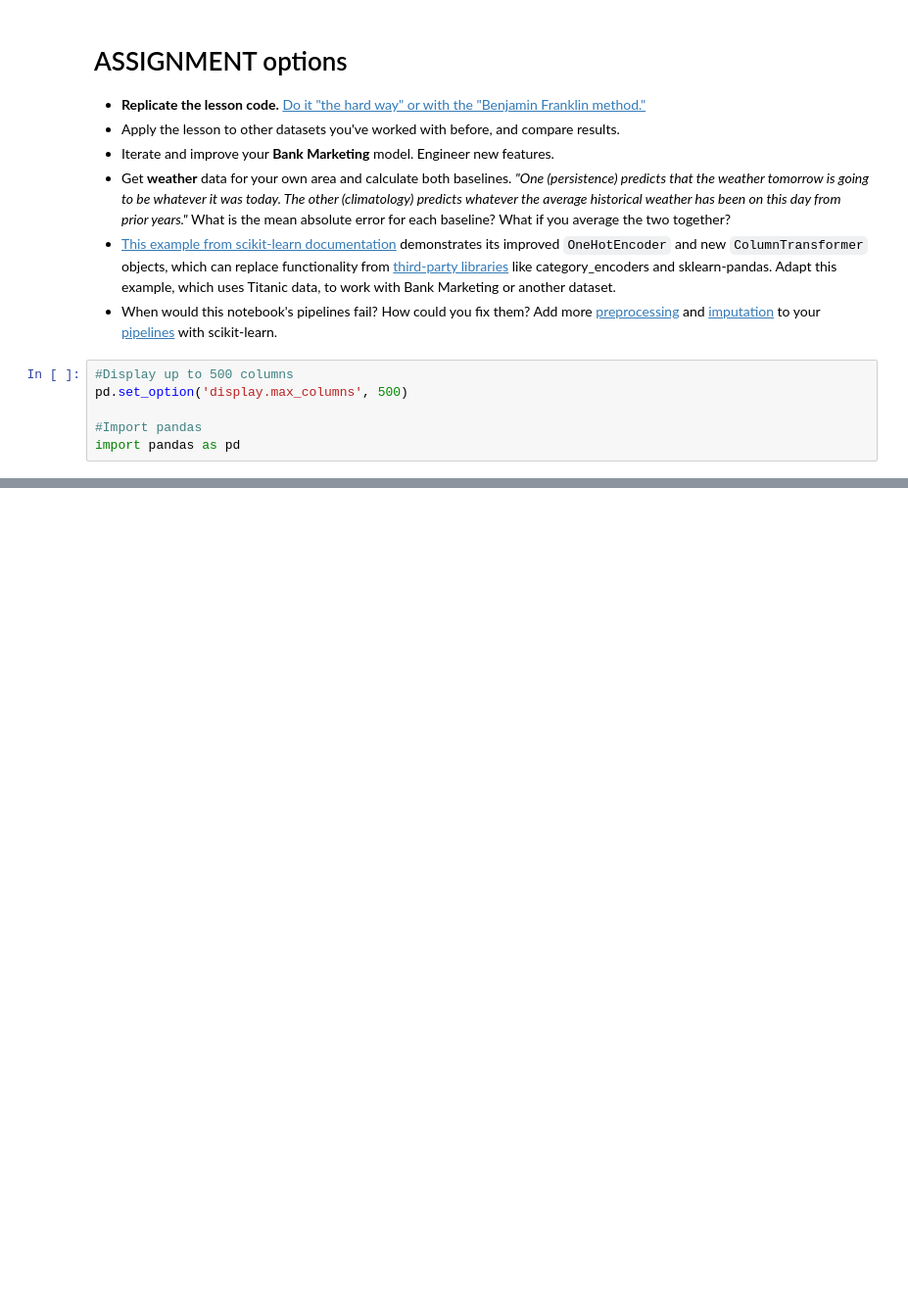
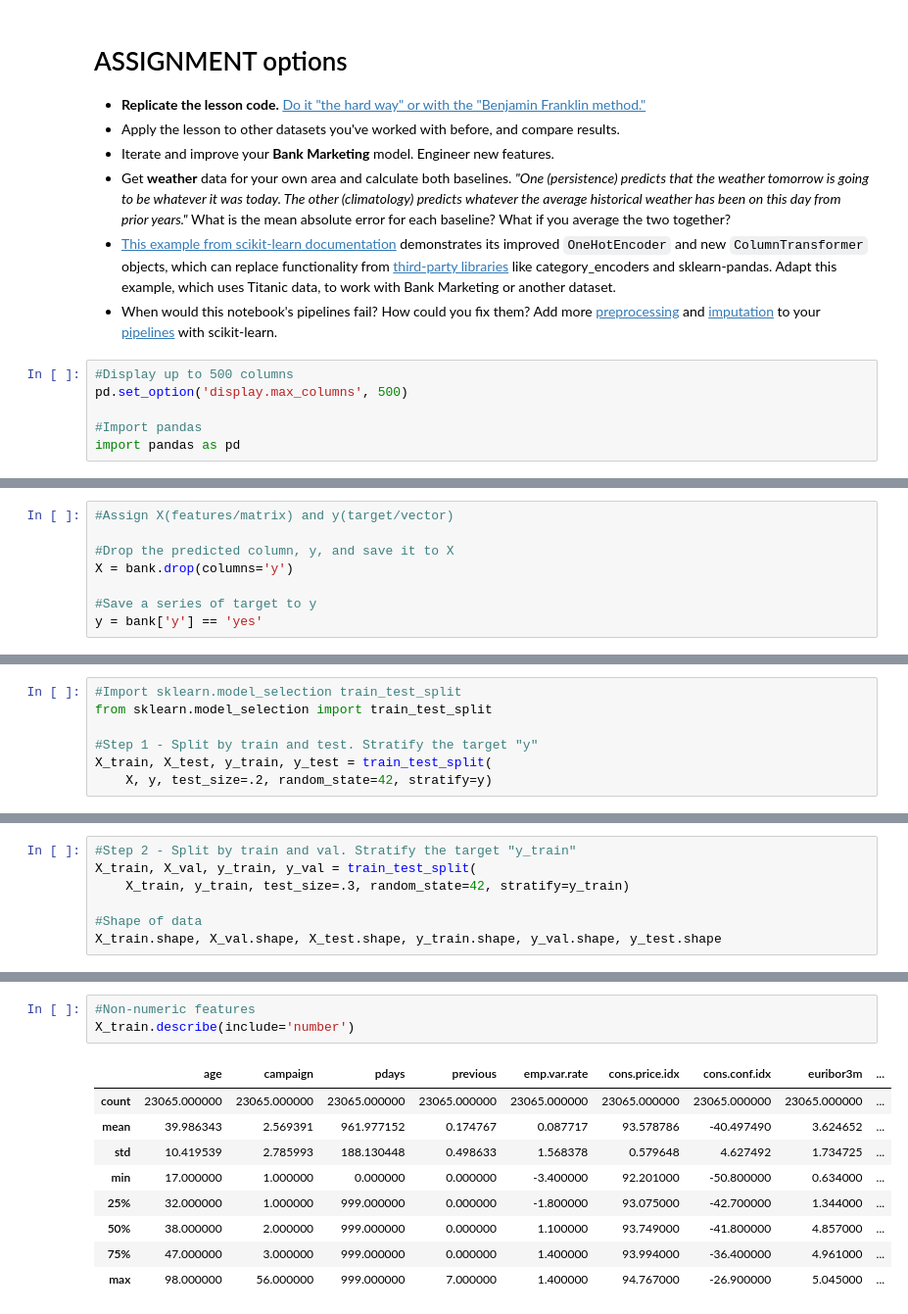
Before and after one commit to LambdaSchool/DS-Unit-2-Sprint-3-Classification-Validation, a Jupyter notebook: module2-baselines-validation/LS_DS_232_Baselines_Validation.ipynb, the cells around one changed output, grey strips where cells are left out. Shown at 98% size. Drawn from its saved outputs; the diff is of its cells as text; blank space fills up the shorter version.

```diff
--- a/module2-baselines-validation/LS_DS_232_Baselines_Validation.ipynb
+++ b/module2-baselines-validation/LS_DS_232_Baselines_Validation.ipynb
@@ -557,3 +557,11 @@ bank.head()
 | 2 | 37 | services | married | high.school | no | yes | no | telephone | may | mon | ... |
 | 3 | 40 | admin. | married | basic.6y | no | no | no | telephone | may | mon | ... |
 | 4 | 56 | services | married | high.school | no | no | yes | telephone | may | mon | ... |
+# %%
+#Assign X(features/matrix) and y(target/vector)
+
+#Drop the predicted column, y, and save it to X
+X = bank.drop(columns='y')
+
+#Save a series of target to y
+y = bank['y'] == 'yes'
@@ -559,0 +570,7 @@ bank.head()
+# %%
+#Import sklearn.model_selection train_test_split
+from sklearn.model_selection import train_test_split
+
+#Step 1 - Split by train and test. Stratify the target "y"
+X_train, X_test, y_train, y_test = train_test_split(
+    X, y, test_size=.2, random_state=42, stratify=y)
@@ -559,0 +583,7 @@ bank.head()
+# %%
+#Step 2 - Split by train and val. Stratify the target "y_train"
+X_train, X_val, y_train, y_val = train_test_split(
+    X_train, y_train, test_size=.3, random_state=42, stratify=y_train)
+
+#Shape of data
+X_train.shape, X_val.shape, X_test.shape, y_train.shape, y_val.shape, y_test.shape
@@ -559,0 +649,13 @@ bank.head()
+# %%
+#Non-numeric features
+X_train.describe(include='number')
+# %% [output]
+|  | age | campaign | pdays | previous | emp.var.rate | cons.price.idx | cons.conf.idx | euribor3m | ... |
+| count | 23065.000000 | 23065.000000 | 23065.000000 | 23065.000000 | 23065.000000 | 23065.000000 | 23065.000000 | 23065.000000 | ... |
+| mean | 39.986343 | 2.569391 | 961.977152 | 0.174767 | 0.087717 | 93.578786 | -40.497490 | 3.624652 | ... |
+| std | 10.419539 | 2.785993 | 188.130448 | 0.498633 | 1.568378 | 0.579648 | 4.627492 | 1.734725 | ... |
+| min | 17.000000 | 1.000000 | 0.000000 | 0.000000 | -3.400000 | 92.201000 | -50.800000 | 0.634000 | ... |
+| 25% | 32.000000 | 1.000000 | 999.000000 | 0.000000 | -1.800000 | 93.075000 | -42.700000 | 1.344000 | ... |
+| 50% | 38.000000 | 2.000000 | 999.000000 | 0.000000 | 1.100000 | 93.749000 | -41.800000 | 4.857000 | ... |
+| 75% | 47.000000 | 3.000000 | 999.000000 | 0.000000 | 1.400000 | 93.994000 | -36.400000 | 4.961000 | ... |
+| max | 98.000000 | 56.000000 | 999.000000 | 7.000000 | 1.400000 | 94.767000 | -26.900000 | 5.045000 | ... |
```
Also changed, not shown: parts of 15 cells of this notebook.
